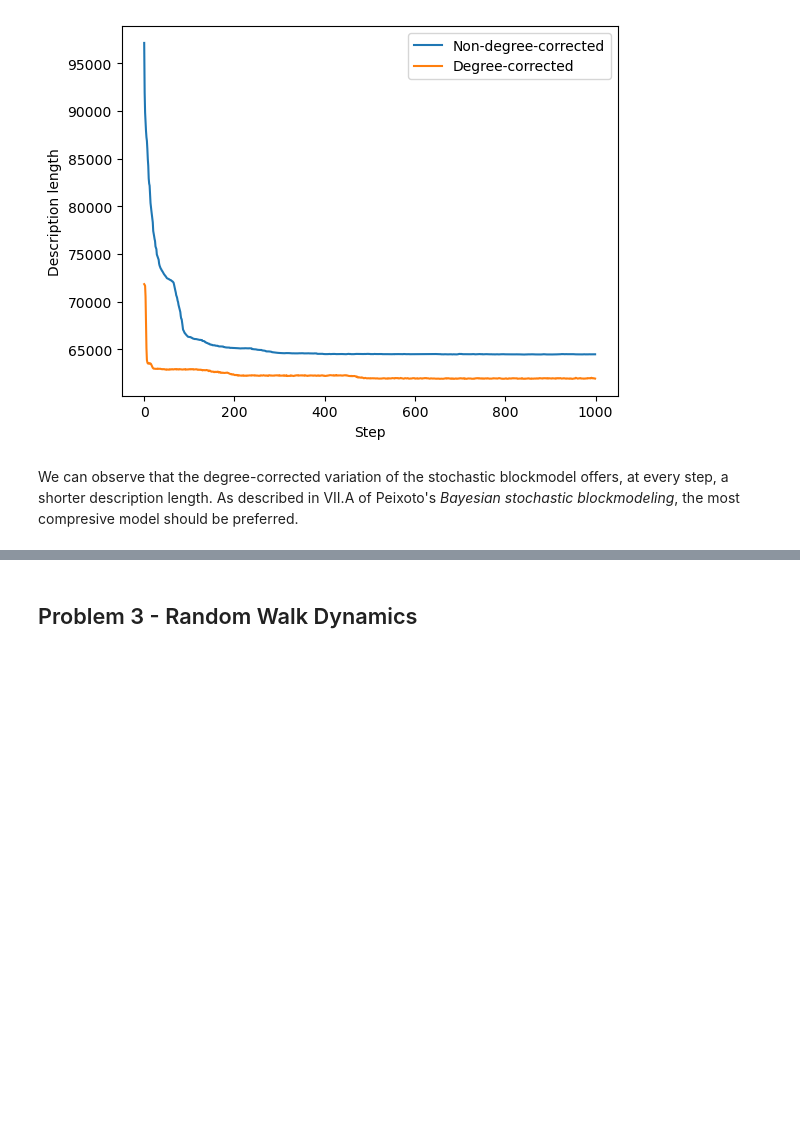
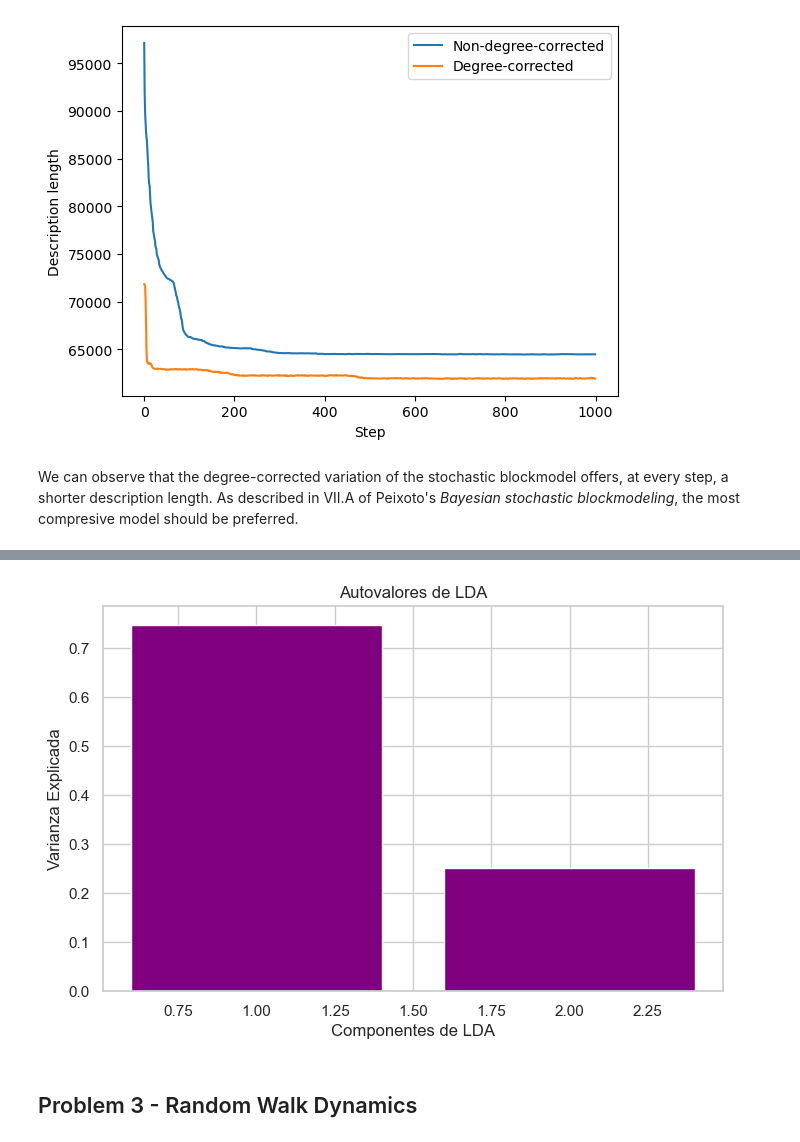
Before and after one commit to danielugq/student-network-science-data-book, a Jupyter notebook: assignments/assignment03.ipynb, the cells around one changed output, grey strips where cells are left out. Drawn from its saved outputs; the diff is of its cells as text; code cells hidden in the pictures; blank space fills up the shorter version.

```diff
--- a/assignments/assignment03.ipynb
+++ b/assignments/assignment03.ipynb
@@ -124,3 +214,13 @@ We can observe that the degree-corrected variation of the stochastic blockmodel
+# %%
+eigenvalues = lda.explained_variance_ratio_
+plt.figure(figsize=(8, 5))
+plt.bar(range(1, len(eigenvalues) + 1), eigenvalues, color="purple")
+plt.xlabel("Componentes de LDA")
+plt.ylabel("Varianza Explicada")
+plt.title("Autovalores de LDA")
+plt.show()
+# %% [output]
+[figure, added]
 # %% [markdown]
 ## Problem 3 - Random Walk Dynamics
 # %% [markdown]
```
Also changed, not shown: parts of 6 cells of this notebook.
